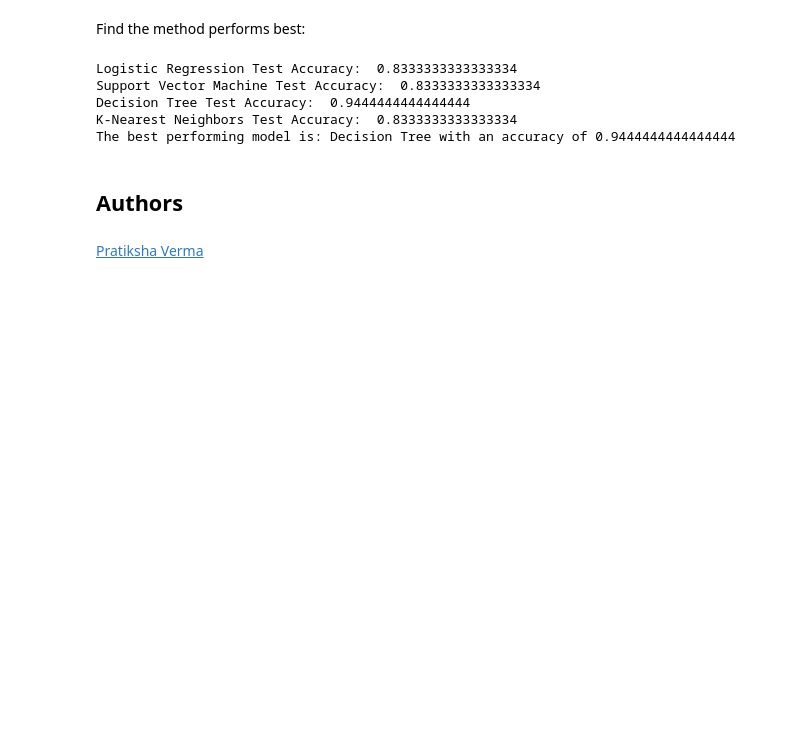
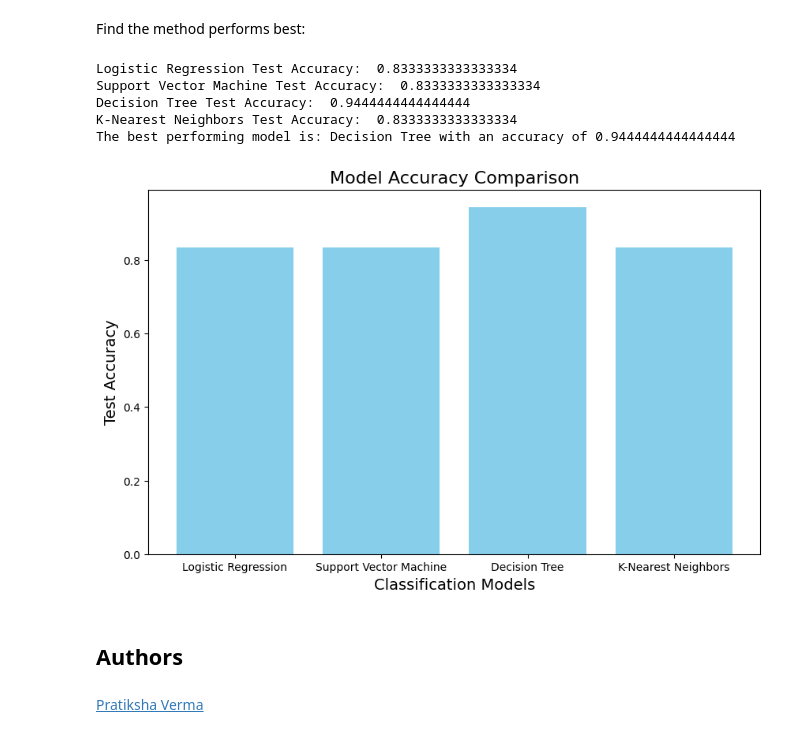
Before and after one commit to tollysho/testrepo1, a Jupyter notebook: SpaceX_Machine Learning Prediction_Part_5.ipynb, the cells around one changed output. Drawn from its saved outputs; the diff is of its cells as text; code cells hidden in the pictures; blank space fills up the shorter version.

```diff
--- a/SpaceX_Machine Learning Prediction_Part_5.ipynb
+++ b/SpaceX_Machine Learning Prediction_Part_5.ipynb
@@ -414,6 +415,26 @@ Support Vector Machine Test Accuracy:  0.8333333333333334
 Decision Tree Test Accuracy:  0.9444444444444444
 K-Nearest Neighbors Test Accuracy:  0.8333333333333334
 The best performing model is: Decision Tree with an accuracy of 0.9444444444444444
+# %%
+import matplotlib.pyplot as plt
+
+# Define model names and their accuracies
+model_names = ['Logistic Regression', 'Support Vector Machine', 'Decision Tree', 'K-Nearest Neighbors']
+accuracies = [logreg_accuracy, svm_accuracy, tree_accuracy, knn_accuracy]
+
+# Create a bar chart
+plt.figure(figsize=(10, 6))
+plt.bar(model_names, accuracies, color='skyblue')
+
+# Add labels and title
+plt.xlabel('Classification Models', fontsize=14)
+plt.ylabel('Test Accuracy', fontsize=14)
+plt.title('Model Accuracy Comparison', fontsize=16)
+
+# Display the bar chart
+plt.show()
+# %% [output]
+[figure, added]
 # %% [markdown]
 ## Authors
 # %% [markdown]
```
Also changed, not shown: parts of 2 cells of this notebook.
